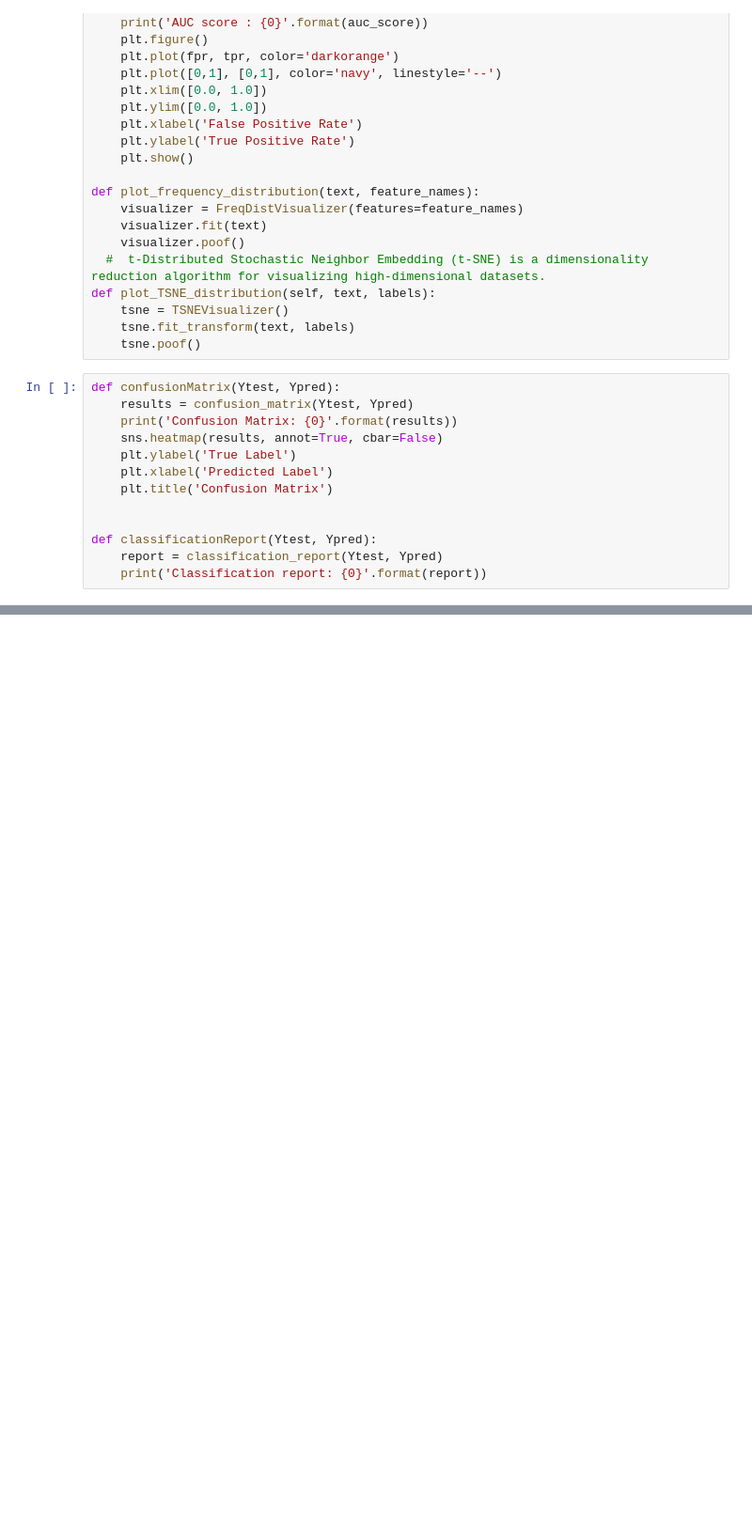
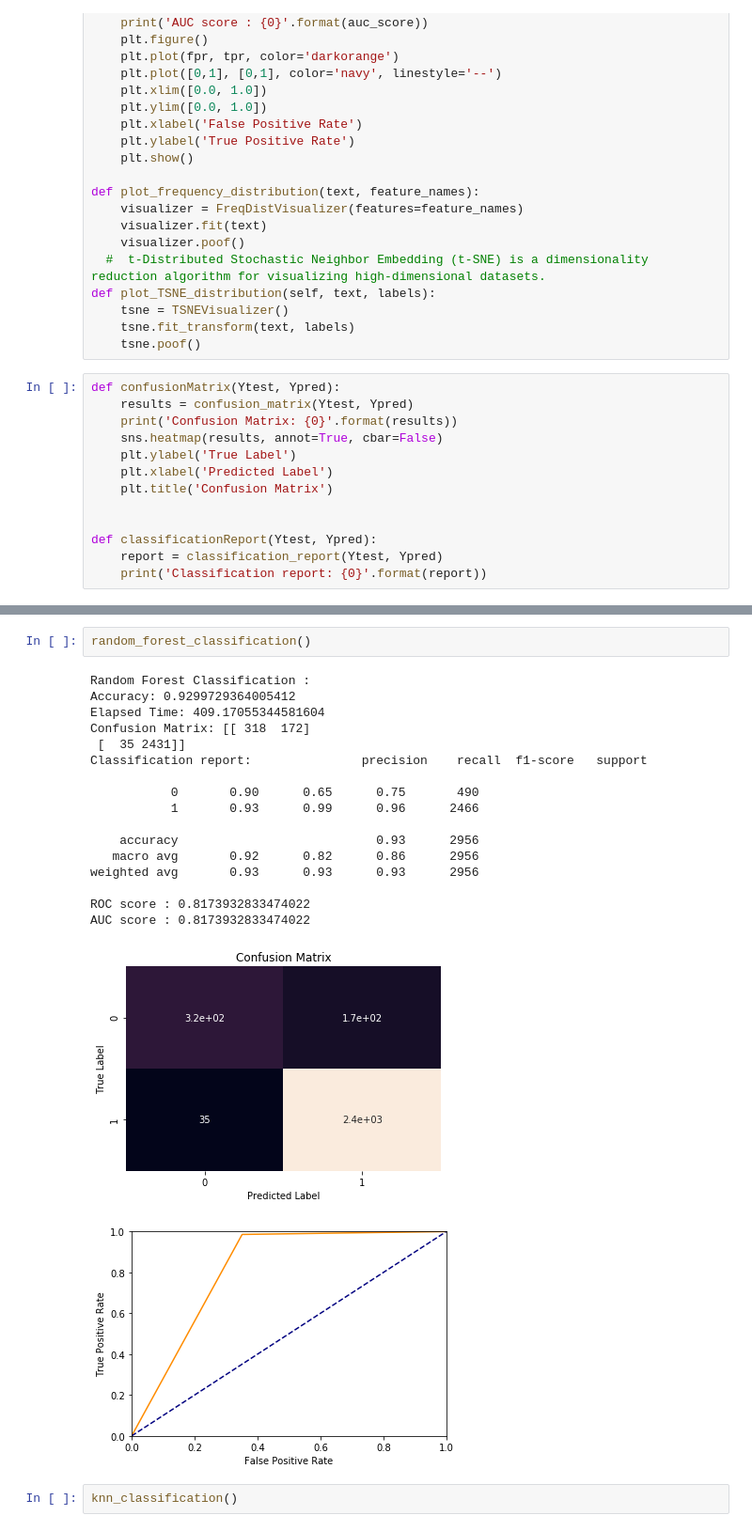
Before and after one commit to sarathkumar000/Classifying-Responses, a Jupyter notebook: ModelFitting.ipynb, the cells around one changed output, grey strips where cells are left out. Shown at 94% size. Cells and saved outputs as stored; diff of their text form; blank space fills up the shorter version.

```diff
--- a/ModelFitting.ipynb
+++ b/ModelFitting.ipynb
@@ -290,0 +327,23 @@ def classificationReport(Ytest, Ypred):
+# %%
+random_forest_classification()
+# %% [output]
+Random Forest Classification :
+Accuracy: 0.9299729364005412
+Elapsed Time: 409.17055344581604
+Confusion Matrix: [[ 318  172]
+ [  35 2431]]
+Classification report:               precision    recall  f1-score   support
+
+           0       0.90      0.65      0.75       490
+           1       0.93      0.99      0.96      2466
+
+    accuracy                           0.93      2956
+   macro avg       0.92      0.82      0.86      2956
+weighted avg       0.93      0.93      0.93      2956
+
+ROC score : 0.8173932833474022
+AUC score : 0.8173932833474022
+[figure, added]
+[figure, added]
+# %%
+knn_classification()
```
Also changed, not shown: parts of 4 cells of this notebook.
